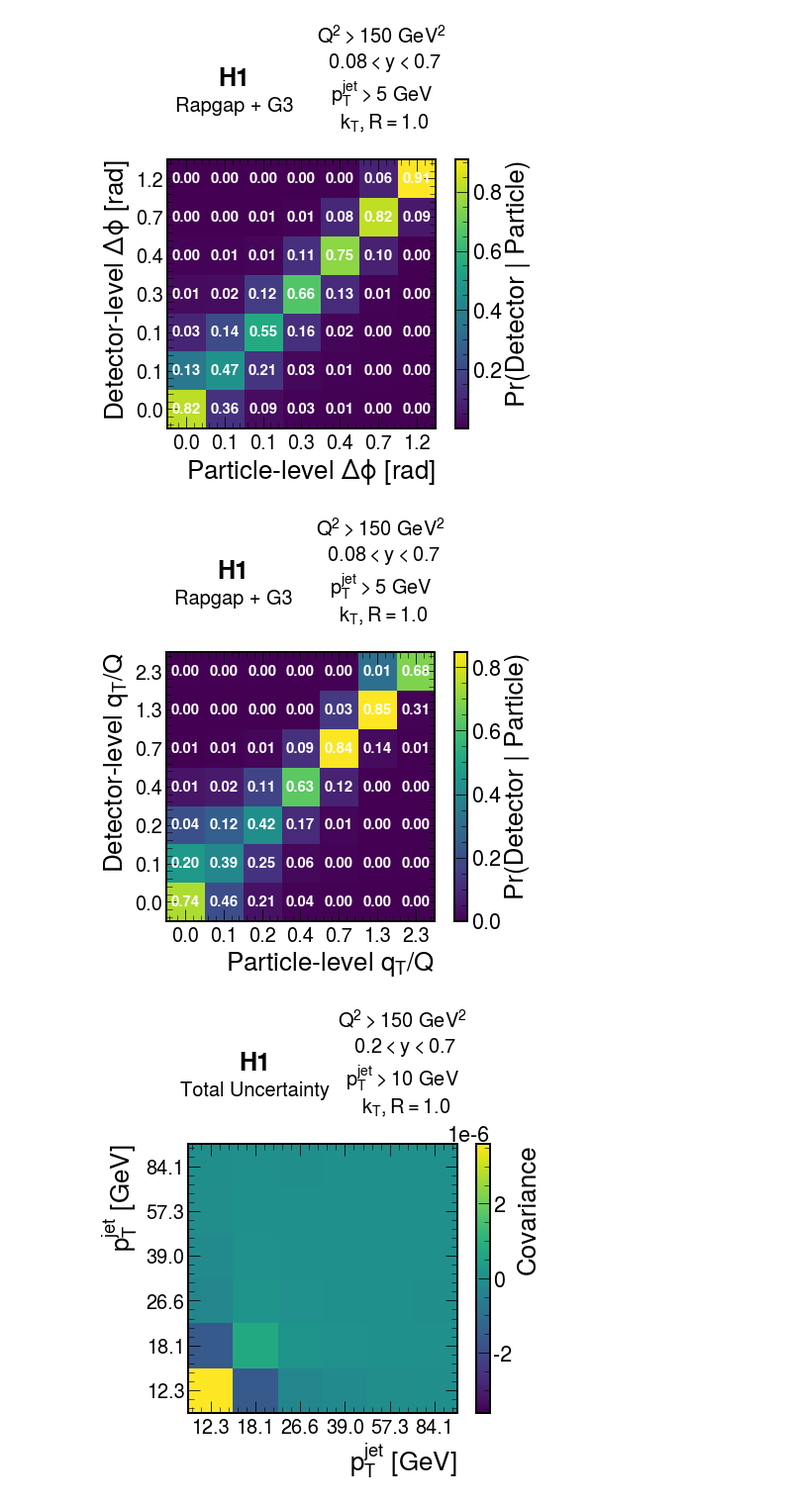
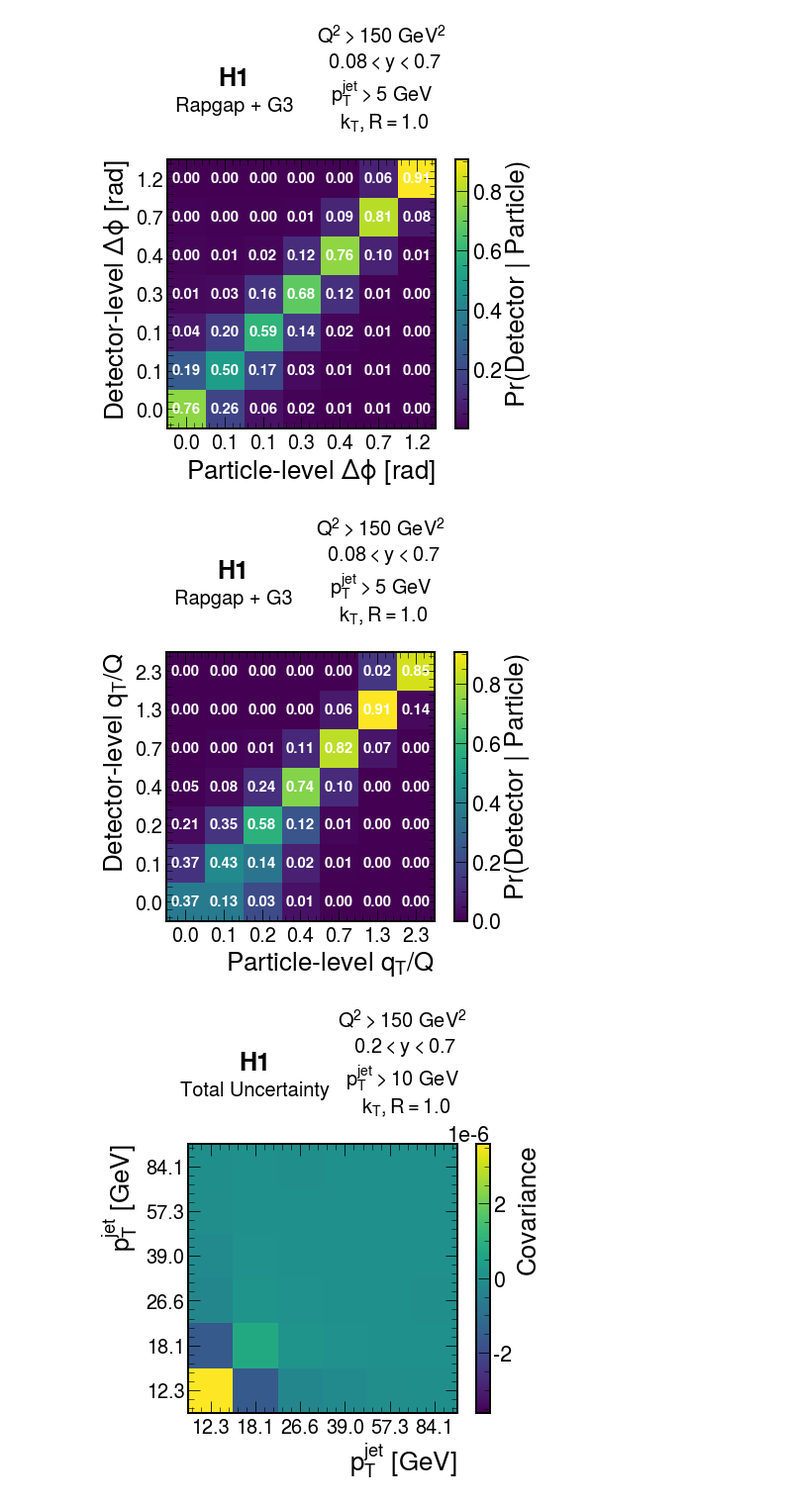
Before and after one commit to miguelignacio/disjets, a Jupyter notebook: ResponseAndCovarianceMatrices.ipynb, the cells around one changed output. Shown at 99% size. Cells and saved outputs as stored; diff of their text form; code cells hidden in the pictures.

```diff
--- a/ResponseAndCovarianceMatrices.ipynb
+++ b/ResponseAndCovarianceMatrices.ipynb
@@ -121,7 +121,7 @@ for j in range(4):
     plt.xticks(fontsize=20)
     plt.yticks(fontsize=20)
 
-    H, xedges, yedges = np.histogram2d(theta0_S[(pass_reco==1)*(pass_truth==1)][:,mymap[j]],theta0_G[(pass_reco==1)*(pass_truth==1)][:,mymap[j]],bins=[bins[j],bins[j]])
+    H, xedges, yedges = np.histogram2d(theta0_G[(pass_reco==1)*(pass_truth==1)][:,mymap[j]],theta0_S[(pass_reco==1)*(pass_truth==1)][:,mymap[j]],bins=[bins[j],bins[j]])
     H_norm = H / H.sum(axis=1, keepdims=True)
     plt.imshow(H_norm,origin='lower',)
     cbar = plt.colorbar()
@@ -168,6 +168,6 @@ for j in range(4):
 [figure]
-[figure, old version]
+[figure, new version]
-[figure, old version]
+[figure, new version]
 # %%
 #Covariance matrix.
 # %%
```
Also changed, not shown: parts of 1 cell of this notebook.
